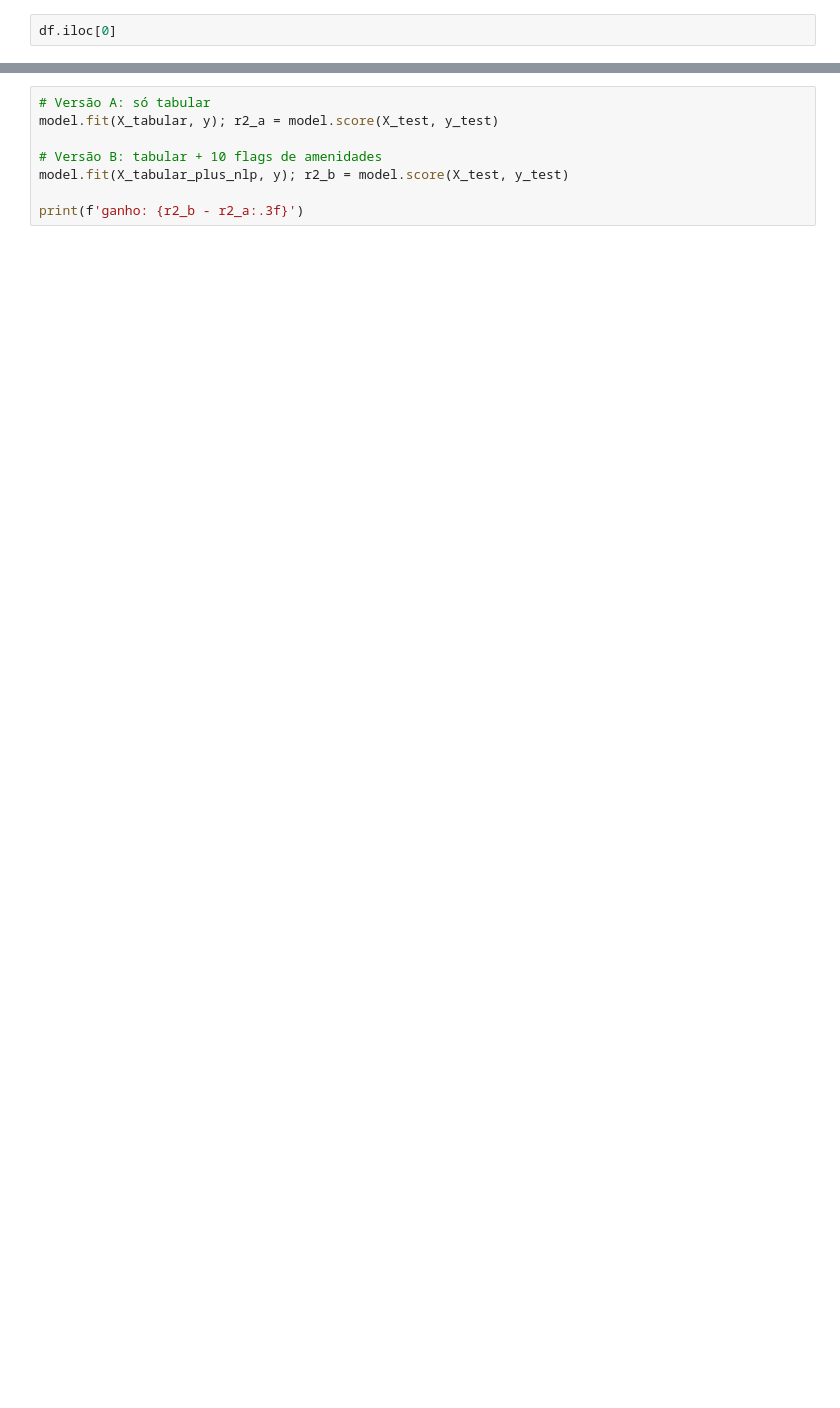
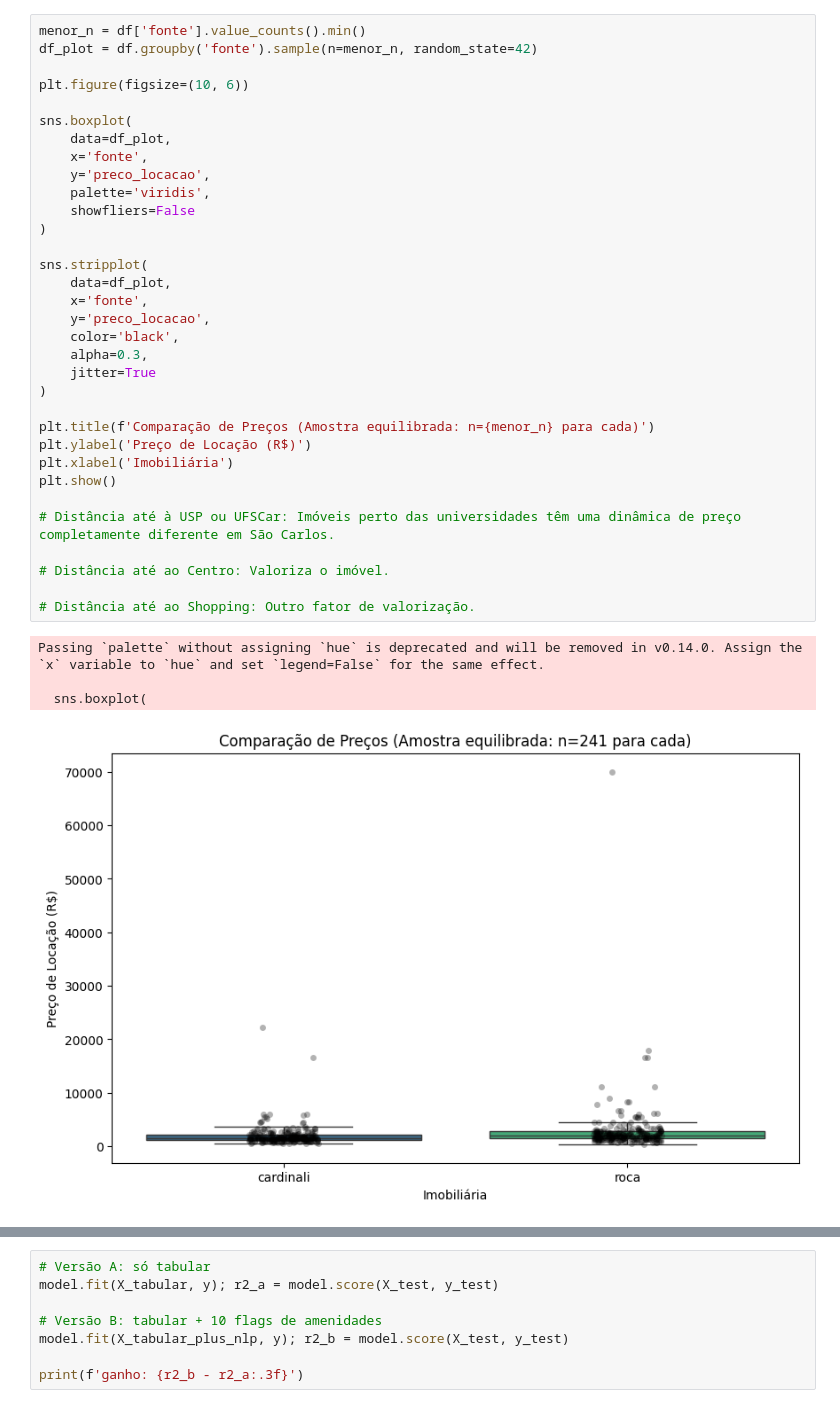
Before and after one commit to decker12w/am, a Jupyter notebook: pre_processing/notebook.ipynb, the cells around one changed output, grey strips where cells are left out. Cells and saved outputs as stored; diff of their text form; blank space fills up the shorter version.

```diff
--- a/pre_processing/notebook.ipynb
+++ b/pre_processing/notebook.ipynb
@@ -26,2 +147,38 @@ df_roca = roca.copy()
 # %%
-df.iloc[0]
+menor_n = df['fonte'].value_counts().min()
+df_plot = df.groupby('fonte').sample(n=menor_n, random_state=42)
+
+plt.figure(figsize=(10, 6))
+
+sns.boxplot(
+    data=df_plot,
+    x='fonte',
+    y='preco_locacao',
+    palette='viridis',
+    showfliers=False
+)
+
+sns.stripplot(
+    data=df_plot,
+    x='fonte',
+    y='preco_locacao',
+    color='black',
+    alpha=0.3,
+    jitter=True
+)
+
+plt.title(f'Comparação de Preços (Amostra equilibrada: n={menor_n} para cada)')
+plt.ylabel('Preço de Locação (R$)')
+plt.xlabel('Imobiliária')
+plt.show()
+
+# Distância até à USP ou UFSCar: Imóveis perto das universidades têm uma dinâmica de preço completamente diferente em São Carlos.
+
+# Distância até ao Centro: Valoriza o imóvel.
+
+# Distância até ao Shopping: Outro fator de valorização.
+# %% [output]
+Passing `palette` without assigning `hue` is deprecated and will be removed in v0.14.0. Assign the `x` variable to `hue` and set `legend=False` for the same effect.
+
+  sns.boxplot(
+[figure, added]
```
Also changed, not shown: parts of 9 cells of this notebook, 10 other files.
